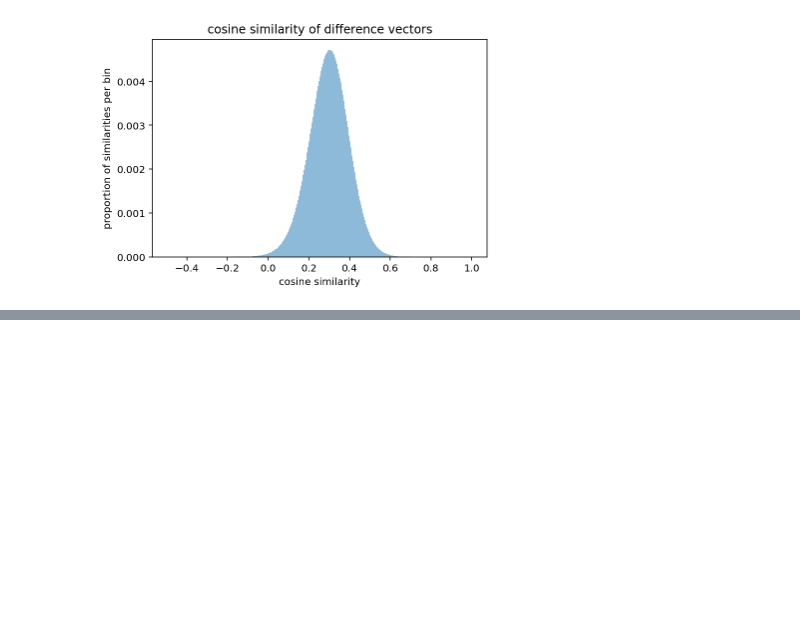
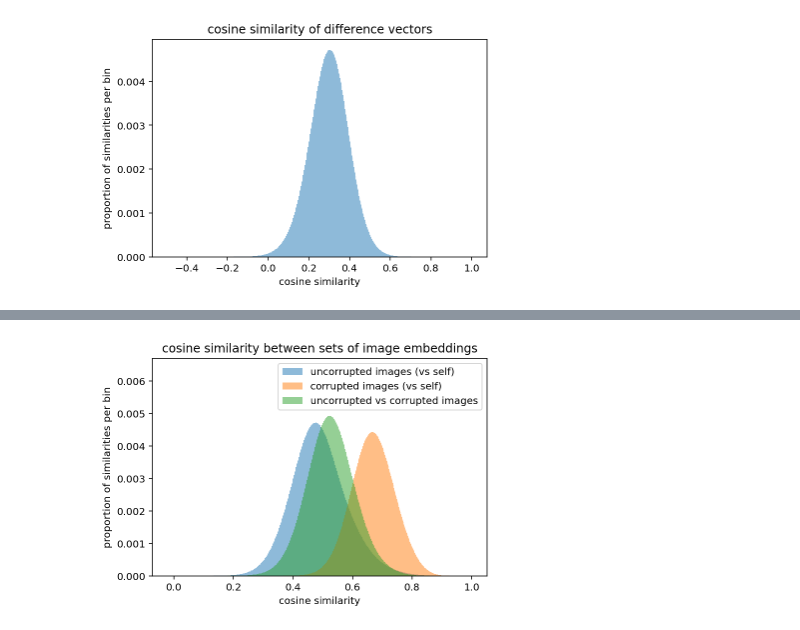
Before and after one commit to ahdavies6/clip-robustness, a Jupyter notebook: notebooks/og_clip_model_analysis.ipynb, the cells around one changed output, grey strips where cells are left out. Drawn from its saved outputs; the diff is of its cells as text; code cells hidden in the pictures; blank space fills up the shorter version.

```diff
--- a/notebooks/og_clip_model_analysis.ipynb
+++ b/notebooks/og_clip_model_analysis.ipynb
@@ -369,0 +440,27 @@ plt.show()
+# %%
+# https://stackoverflow.com/questions/43677729/matplotlib-extend-best-positioning-also-outside-the-plot
+def legend_adjust(legend, ax=None, pad=0.05):
+    if ax == None:
+        ax = plt.gca()
+    ax.figure.canvas.draw()
+    bbox = legend.get_window_extent().transformed(ax.transAxes.inverted())
+    ymin, ymax = ax.get_ylim()
+    ax.set_ylim(ymin, ymax+(ymax-ymin)*(1.+pad-bbox.y0))
+
+fig, ax = plt.subplots()
+assert len(nonzero_bfm_imgnet) == len(nonzero_bfm_imgnet_c) == len(nonzero_bfm_compare)
+hist_weights = np.ones_like(nonzero_bfm_imgnet)/float(len(nonzero_bfm_imgnet))
+# hist2_weights = np.ones_like(nonzero_bfm_diff)/float(len(nonzero_bfm_diff))
+# hist2_weights *= np.max(imgnet_hist) / np.max(diff_hist)  # why this is necessary, I do not know
+ax.hist(nonzero_bfm_imgnet, bins=1000, density=False, weights=hist_weights, alpha=0.5)
+ax.hist(nonzero_bfm_imgnet_c, bins=1000, density=False, weights=hist_weights, alpha=0.5)
+ax.hist(nonzero_bfm_compare, bins=1000, density=False, weights=hist_weights, alpha=0.5)
+legend = ax.legend(['uncorrupted images (vs self)', 'corrupted images (vs self)',
+                    'uncorrupted vs corrupted images'])
+legend_adjust(legend, ax)
+ax.set_title('cosine similarity between sets of image embeddings')
+ax.set_xlabel('cosine similarity')
+ax.set_ylabel('proportion of similarities per bin')
+fig.show()
+# %% [output]
+[figure, added]
```
Also changed, not shown: parts of 25 cells of this notebook.
